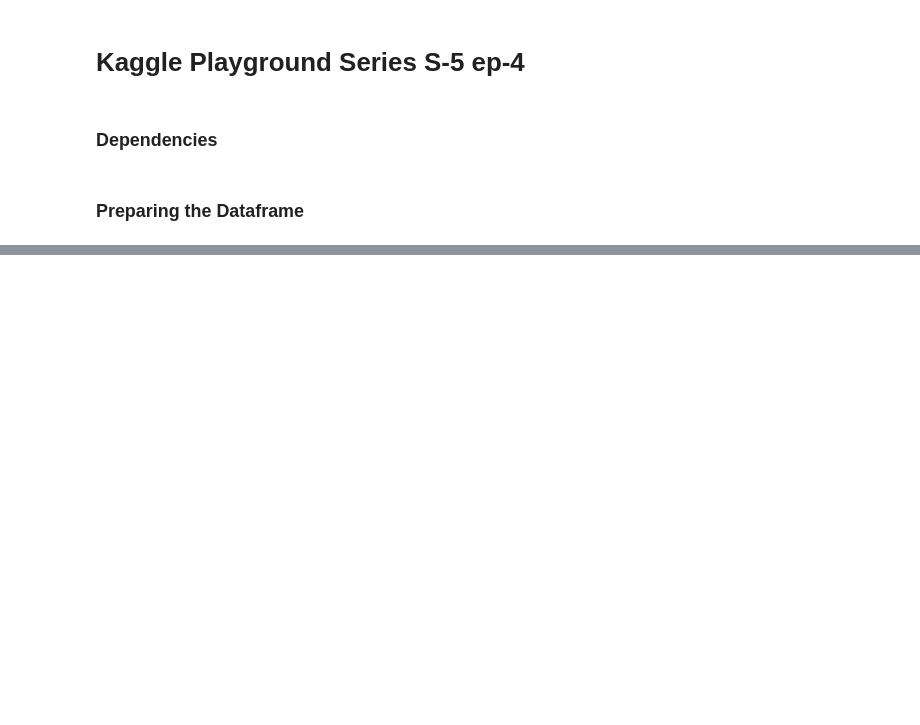
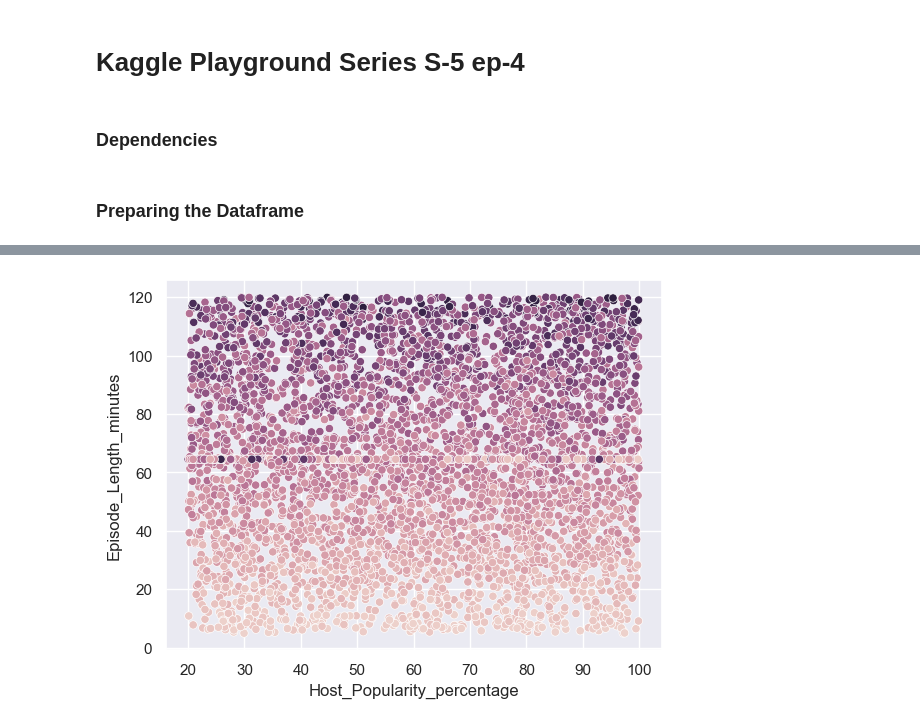
Before and after one commit to vishal-adithya/Kaggle-PlaygroundSeries, a Jupyter notebook: Season-5 ep-4/main.ipynb, the cells around one changed output, grey strips where cells are left out. Drawn from its saved outputs; the diff is of its cells as text; code cells hidden in the pictures; blank space fills up the shorter version.

```diff
--- a/Season-5 ep-4/main.ipynb
+++ b/Season-5 ep-4/main.ipynb
@@ -10,3 +13,6 @@ import xgboost as xgb
+# %%
+sns.set_theme(style = "darkgrid")
+warnings.filterwarnings("ignore")
 # %% [markdown]
 ### Preparing the Dataframe
 # %%
@@ -36,0 +31,7 @@ dtype: int64
+# %%
+print(df.isna().sum())
+df["Episode_Length_minutes"].fillna(df["Episode_Length_minutes"].mean(),inplace=True)
+df["Guest_Popularity_percentage"].fillna(df["Guest_Popularity_percentage"].mean(),inplace=True)
+df["Number_of_Ads"].fillna(0.0,inplace=True)
+print("==============================================")
+print(df.isna().sum())
@@ -36,0 +56,3 @@ dtype: int64
+# %%
+sameple_df = df.sample(n = 5000)
+sameple_df.head()
@@ -36,0 +67,5 @@ dtype: int64
+# %%
+sns.scatterplot(data=sameple_df,x = "Host_Popularity_percentage",y = "Episode_Length_minutes",hue = "Listening_Time_minutes",legend=False)
+plt.show()
+# %% [output]
+[figure, added]
```
Also changed, not shown: parts of 15 cells of this notebook.
